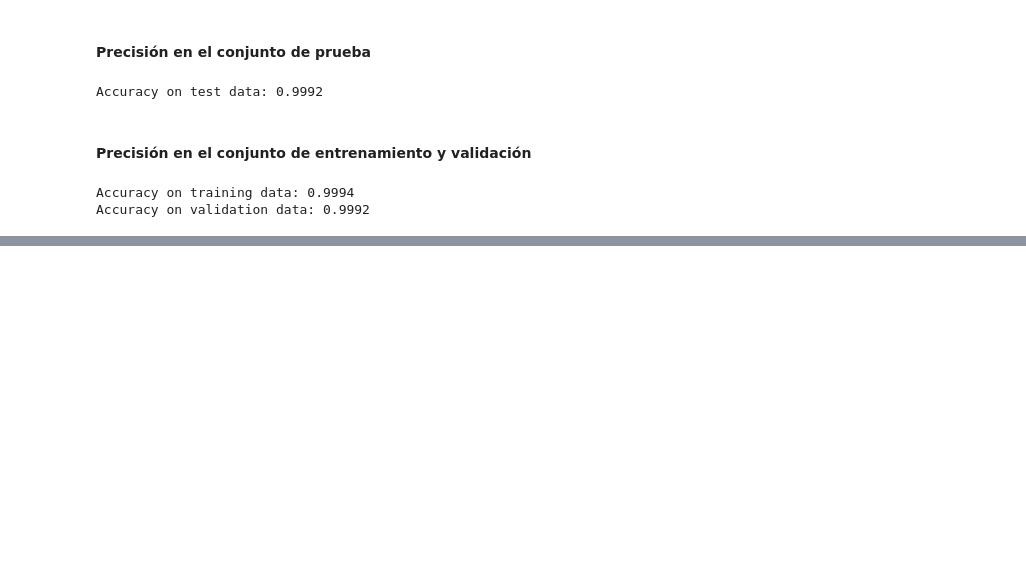
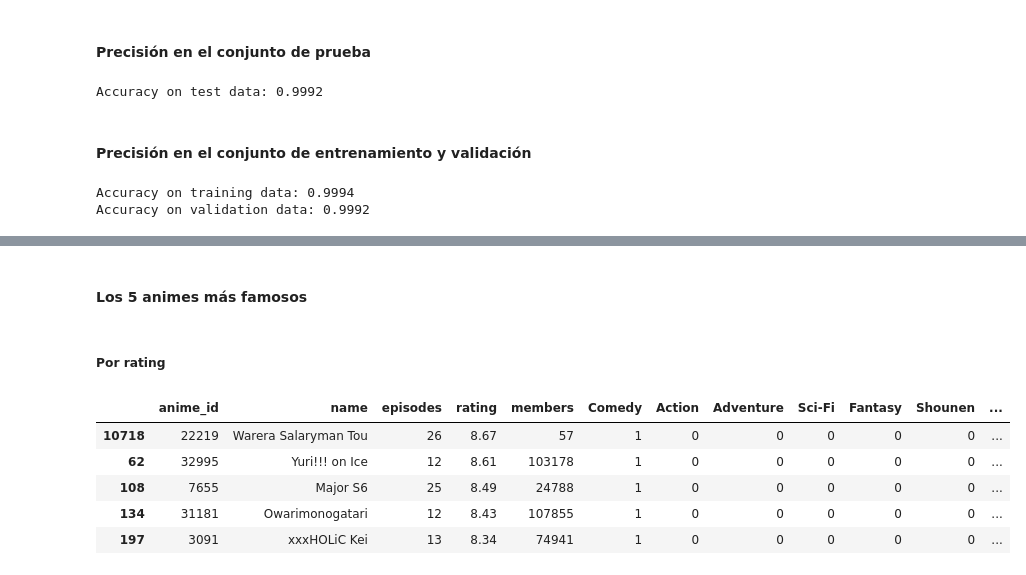
Before and after one commit to 1KVueltasAlCampo/AI-anime-recomendation, a Jupyter notebook: 2daEntrega/Codigo/EDARecomendacionAnime.ipynb, the cells around one changed output, grey strips where cells are left out. Drawn from its saved outputs; the diff is of its cells as text; code cells hidden in the pictures; blank space fills up the shorter version.

```diff
--- a/2daEntrega/Codigo/EDARecomendacionAnime.ipynb
+++ b/2daEntrega/Codigo/EDARecomendacionAnime.ipynb
@@ -658,0 +700,14 @@ Accuracy on validation data: 0.9992
+# %% [markdown]
+#### Los 5 animes más famosos
+# %% [markdown]
+##### Por rating
+# %%
+rating_df_series_by_7 = df_series_by_7.sort_values(by='rating', ascending=False)
+rating_df_series_by_7.head(5)
+# %% [output]
+|  | anime_id | name | episodes | rating | members | Comedy | Action | Adventure | Sci-Fi | Fantasy | Shounen | ... |
+| 10718 | 22219 | Warera Salaryman Tou | 26 | 8.67 | 57 | 1 | 0 | 0 | 0 | 0 | 0 | ... |
+| 62 | 32995 | Yuri!!! on Ice | 12 | 8.61 | 103178 | 1 | 0 | 0 | 0 | 0 | 0 | ... |
+| 108 | 7655 | Major S6 | 25 | 8.49 | 24788 | 1 | 0 | 0 | 0 | 0 | 0 | ... |
+| 134 | 31181 | Owarimonogatari | 12 | 8.43 | 107855 | 1 | 0 | 0 | 0 | 0 | 0 | ... |
+| 197 | 3091 | xxxHOLiC Kei | 13 | 8.34 | 74941 | 1 | 0 | 0 | 0 | 0 | 0 | ... |
```
Also changed, not shown: parts of 30 cells of this notebook.
